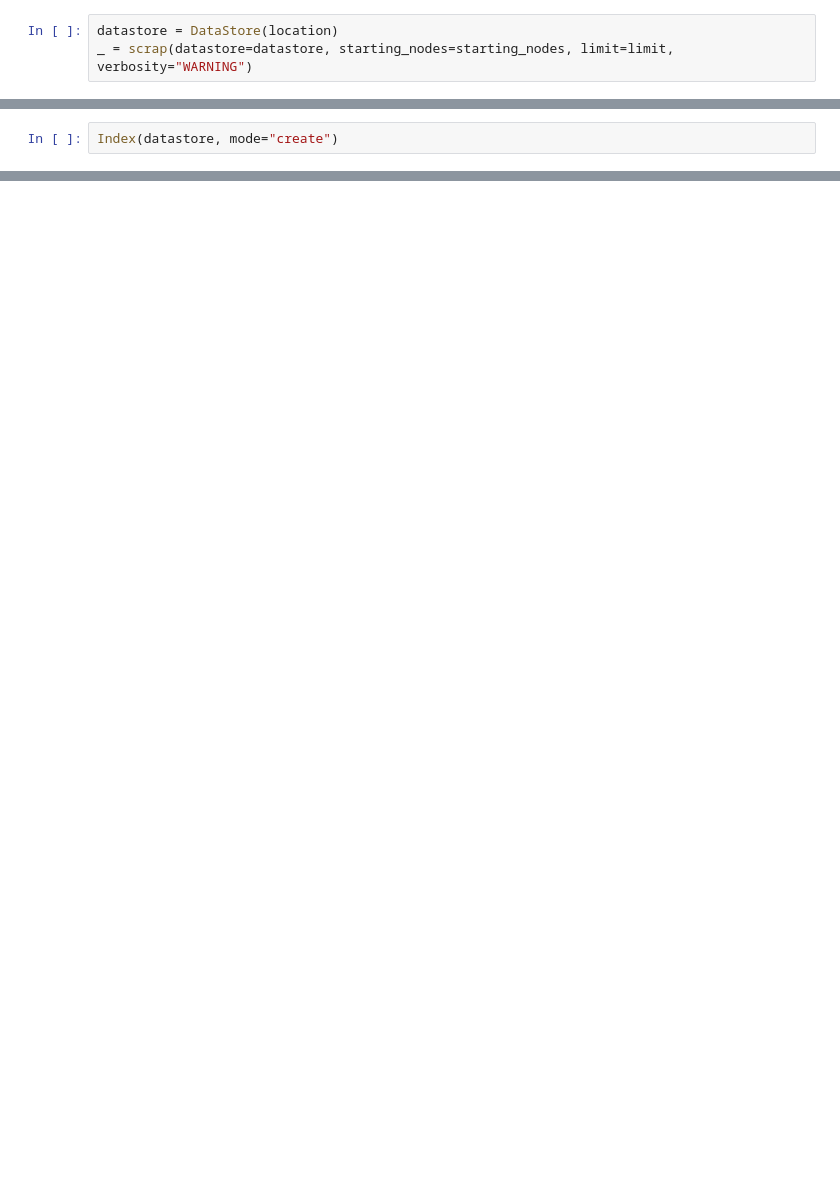
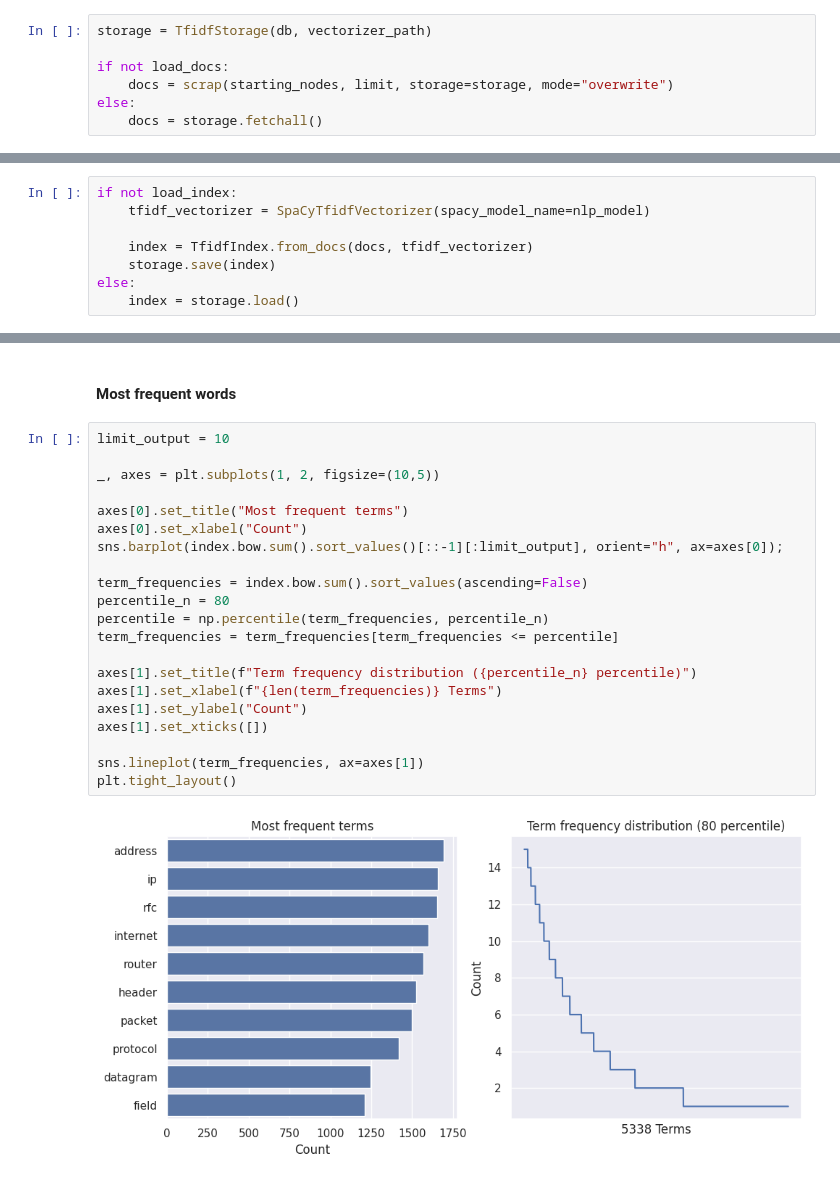
Before and after one commit to AndrewChmutov/wiki-recommendation, a Jupyter notebook: index.ipynb, the cells around one changed output, grey strips where cells are left out. Drawn from its saved outputs; the diff is of its cells as text; blank space fills up the shorter version.

```diff
--- a/index.ipynb
+++ b/index.ipynb
@@ -25,3 +65,7 @@ Create the database if needed and scrap resource.
 # %%
-datastore = DataStore(location)
-_ = scrap(datastore=datastore, starting_nodes=starting_nodes, limit=limit, verbosity="WARNING")
+storage = TfidfStorage(db, vectorizer_path)
+
+if not load_docs:
+    docs = scrap(starting_nodes, limit, storage=storage, mode="overwrite")
+else:
+    docs = storage.fetchall()
@@ -32,3 +83,9 @@ Create TF-IDF index based on scraped data.
 # %%
-Index(datastore, mode="create")
+if not load_index:
+    tfidf_vectorizer = SpaCyTfidfVectorizer(spacy_model_name=nlp_model)
+
+    index = TfidfIndex.from_docs(docs, tfidf_vectorizer)
+    storage.save(index)
+else:
+    index = storage.load()
 # %% [output]
@@ -43,0 +149,25 @@ Index(datastore, mode="create")
+# %% [markdown]
+#### Most frequent words
+# %%
+limit_output = 10
+
+_, axes = plt.subplots(1, 2, figsize=(10,5))
+
+axes[0].set_title("Most frequent terms")
+axes[0].set_xlabel("Count")
+sns.barplot(index.bow.sum().sort_values()[::-1][:limit_output], orient="h", ax=axes[0]);
+
+term_frequencies = index.bow.sum().sort_values(ascending=False)
+percentile_n = 80
+percentile = np.percentile(term_frequencies, percentile_n)
+term_frequencies = term_frequencies[term_frequencies <= percentile]
+
+axes[1].set_title(f"Term frequency distribution ({percentile_n} percentile)")
+axes[1].set_xlabel(f"{len(term_frequencies)} Terms")
+axes[1].set_ylabel("Count")
+axes[1].set_xticks([])
+
+sns.lineplot(term_frequencies, ax=axes[1])
+plt.tight_layout()
+# %% [output]
+[figure, added]
```
Also changed, not shown: parts of 32 cells of this notebook, 15 other files.
